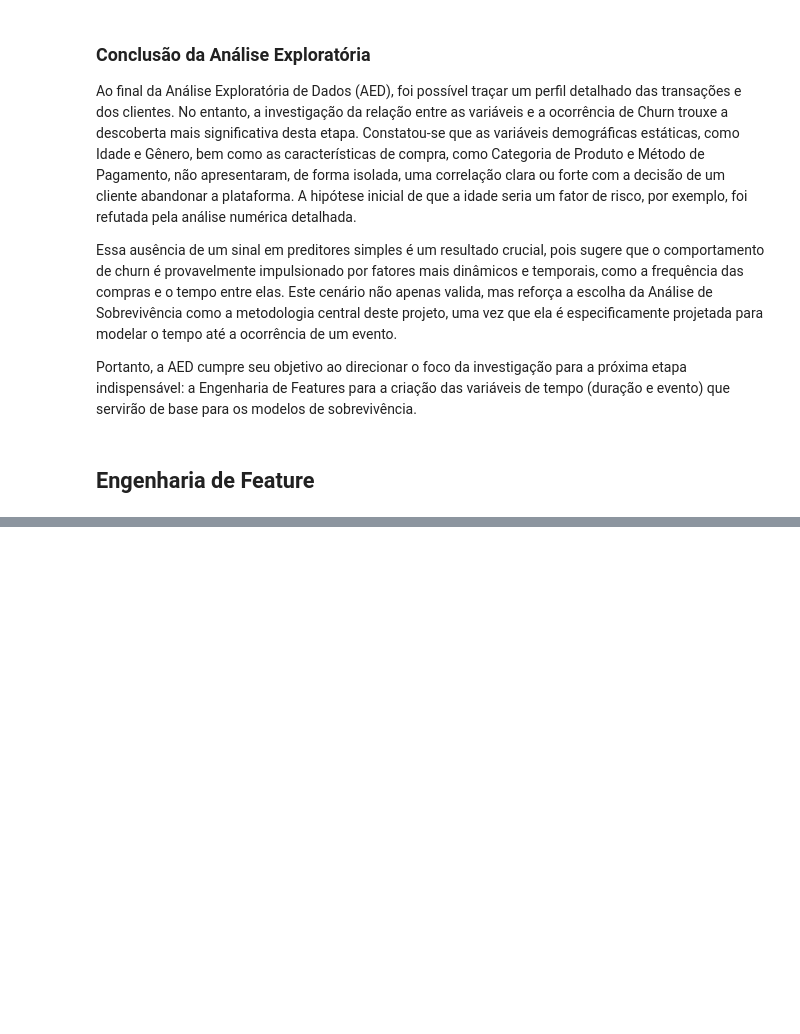
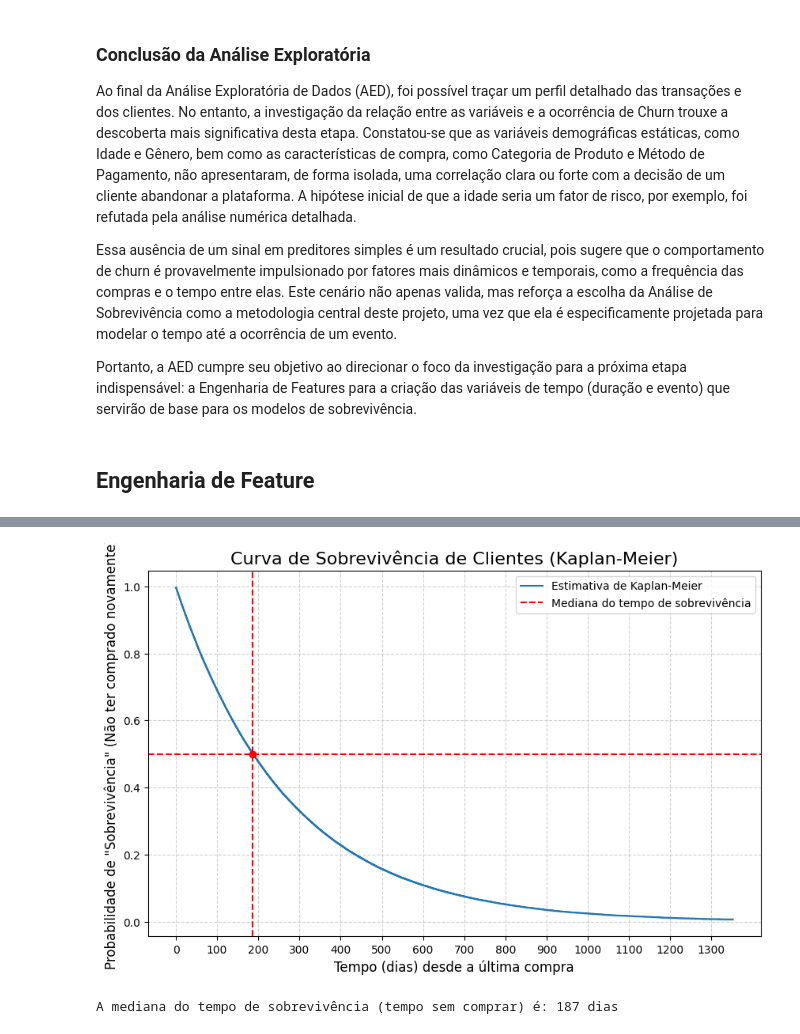
Before and after one commit to joaomts/ufu-est-aplicada, a Jupyter notebook: modelos_de_sobrevivencia.ipynb, the cells around one changed output, grey strips where cells are left out. Drawn from its saved outputs; the diff is of its cells as text; code cells hidden in the pictures; blank space fills up the shorter version.

```diff
--- a/modelos_de_sobrevivencia.ipynb
+++ b/modelos_de_sobrevivencia.ipynb
@@ -493,0 +545,5 @@ Dataset final com as colunas de sobrevivência:
+# %%
+
+print("\nDataset final com as colunas de sobrevivência:")
+df_survival_final = df_survival[["Customer ID", "duracao", "evento"]]
+display(df_survival_final)
@@ -493,0 +582,41 @@ Dataset final com as colunas de sobrevivência:
+# %%
+# 1. Instanciar o modelo
+kmf = KaplanMeierFitter()
+
+
+# 2. Ajustar (fit) o modelo aos seus dados
+# 'duration' é o tempo até o evento ou censura
+# 'event_observed' é 1 se o evento (nova compra) aconteceu, 0 se foi censurado
+kmf.fit(durations=df_survival_final['duracao'], event_observed=df_survival_final['evento'])
+
+# 3. Plotar a curva de sobrevivência
+plt.figure(figsize=(10, 6))
+
+
+plt.xticks(np.arange(0, df_survival_final['duracao'].max() + 1, 100))
+
+# A função plot() do objeto kmf já faz todo o trabalho
+kmf.plot(label='Estimativa de Kaplan-Meier')
+
+##Extrair a mediana do tempo de sobrevivência
+median_survival_time = kmf.median_survival_time_
+# Adiciona linha vertical na mediana
+plt.axvline(median_survival_time, color='red', linestyle='--', label='Mediana do tempo de sobrevivência')
+
+# Adiciona linha horizontal na mediana
+plt.axhline(0.5, color='red', linestyle='--')
+
+# Adiciona ponto na curva
+plt.scatter(median_survival_time, 0.5, color='red', zorder=5)
+
+plt.title('Curva de Sobrevivência de Clientes (Kaplan-Meier)', fontsize=16)
+plt.xlabel('Tempo (dias) desde a última compra', fontsize=12)
+plt.ylabel('Probabilidade de "Sobrevivência" (Não ter comprado novamente)', fontsize=12)
+plt.grid(True, linestyle='--', alpha=0.6)
+plt.legend()
+plt.show()
+
+print(f"A mediana do tempo de sobrevivência (tempo sem comprar) é: {median_survival_time:.0f} dias")
+# %% [output]
+[figure, added]
+A mediana do tempo de sobrevivência (tempo sem comprar) é: 187 dias
```
Also changed, not shown: parts of 22 cells of this notebook, 2 other files.
